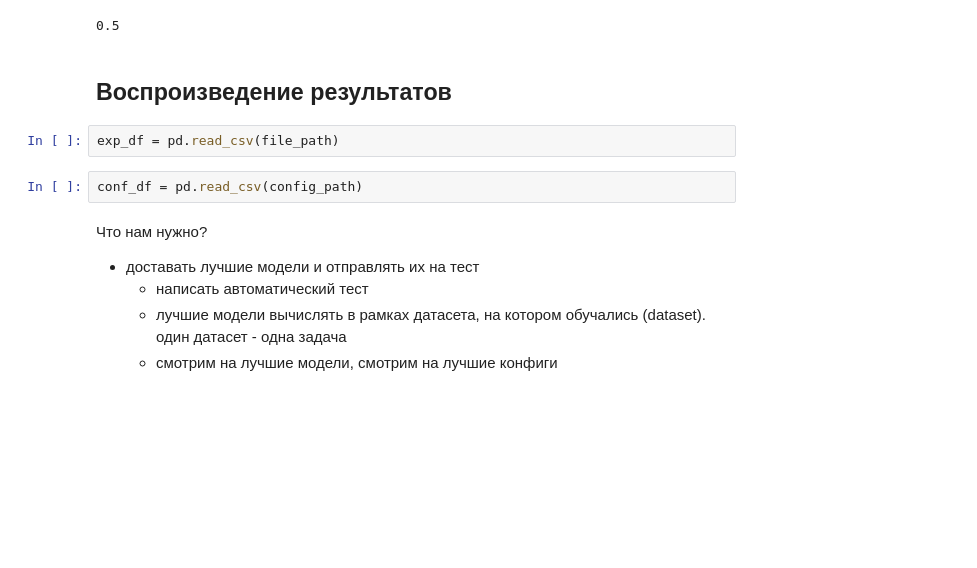
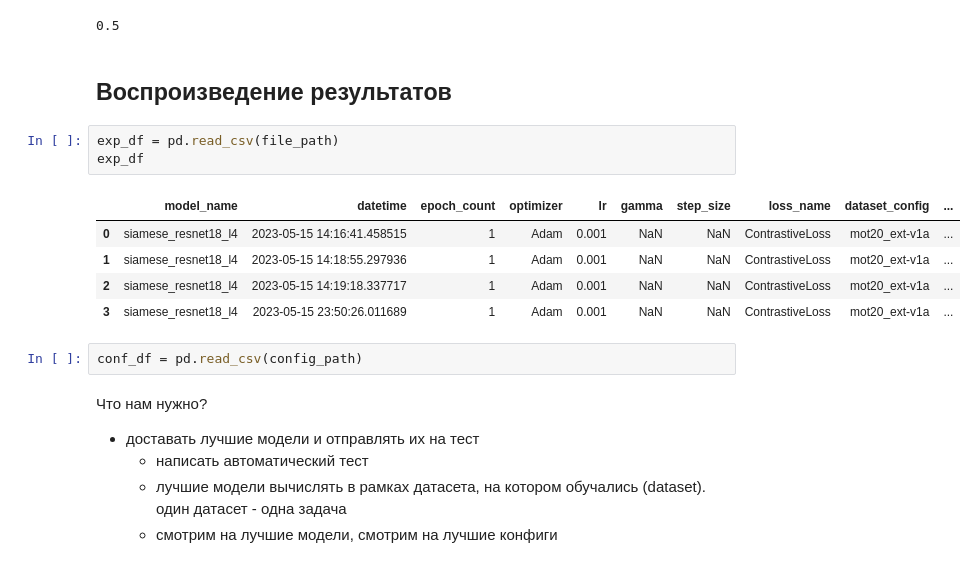
Before and after one commit to BlackKingWhitePawn/reidentification, a Jupyter notebook: logger.test.ipynb, the cells around one changed output. Cells and saved outputs as stored; diff of their text form; blank space fills up the shorter version.

```diff
--- a/logger.test.ipynb
+++ b/logger.test.ipynb
@@ -368,6 +368,13 @@ torch.eq(torch.tensor([1, 2]), torch.tensor([1, 1])).float().mean().item()
 ## Воспроизведение результатов
 # %%
 exp_df = pd.read_csv(file_path)
+exp_df
+# %% [output]
+|  | model_name | datetime | epoch_count | optimizer | lr | gamma | step_size | loss_name | dataset_config | ... |
+| 0 | siamese_resnet18_l4 | 2023-05-15 14:16:41.458515 | 1 | Adam | 0.001 | NaN | NaN | ContrastiveLoss | mot20_ext-v1a | ... |
+| 1 | siamese_resnet18_l4 | 2023-05-15 14:18:55.297936 | 1 | Adam | 0.001 | NaN | NaN | ContrastiveLoss | mot20_ext-v1a | ... |
+| 2 | siamese_resnet18_l4 | 2023-05-15 14:19:18.337717 | 1 | Adam | 0.001 | NaN | NaN | ContrastiveLoss | mot20_ext-v1a | ... |
+| 3 | siamese_resnet18_l4 | 2023-05-15 23:50:26.011689 | 1 | Adam | 0.001 | NaN | NaN | ContrastiveLoss | mot20_ext-v1a | ... |
 # %%
 conf_df = pd.read_csv(config_path)
 # %% [markdown]
```
Also changed, not shown: 4 other files.
